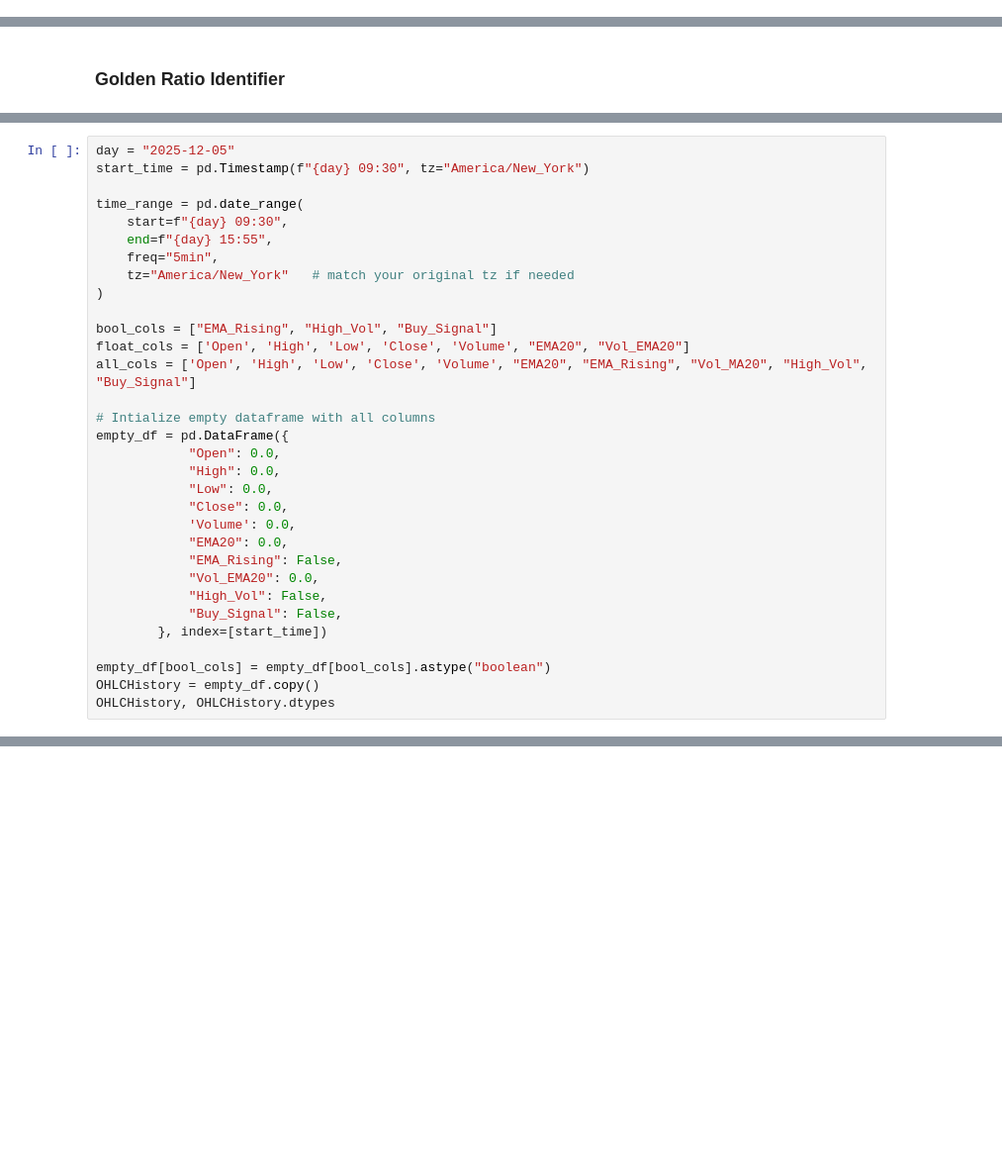
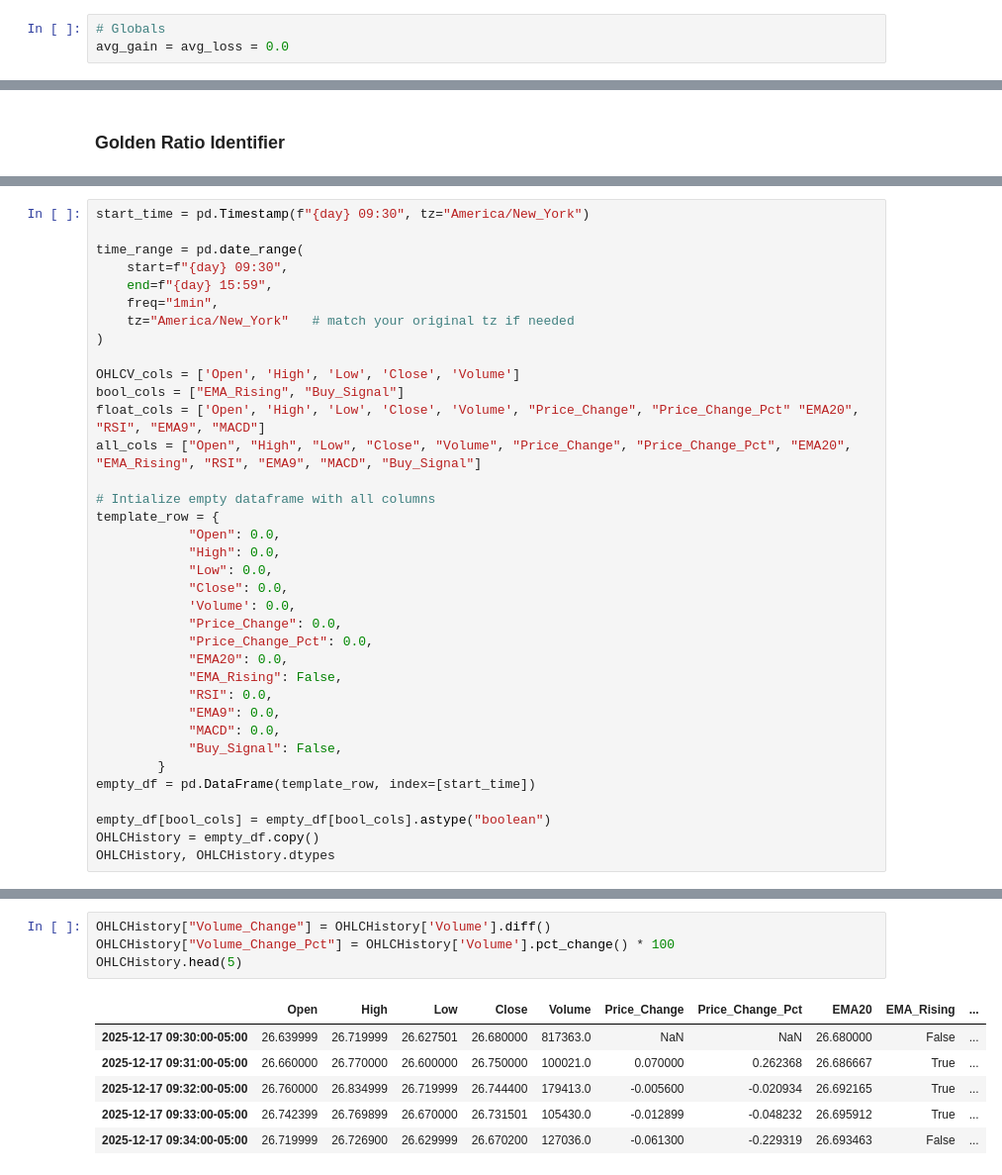
Before and after one commit to OfficialChanHen/SOFITrade, a Jupyter notebook: SOFITrade.ipynb, the cells around one changed output, grey strips where cells are left out. Shown at 99% size. Drawn from its saved outputs; the diff is of its cells as text; blank space fills up the shorter version.

```diff
--- a/SOFITrade.ipynb
+++ b/SOFITrade.ipynb
@@ -57,6 +111,9 @@ import pandas as pd
 from datetime import datetime
 import numpy as np
 import time
+# %%
+# Globals
+avg_gain = avg_loss = 0.0
 # %%
 # sofi = yf.Ticker("SOFI")
 # %%
@@ -234,31 +340,35 @@ Current price in zone: False
 # %%
-day = "2025-12-05"
 start_time = pd.Timestamp(f"{day} 09:30", tz="America/New_York")
 
 time_range = pd.date_range(
     start=f"{day} 09:30",
-    end=f"{day} 15:55",
-    freq="5min",
+    end=f"{day} 15:59",
+    freq="1min",
     tz="America/New_York"   # match your original tz if needed
 )
 
-bool_cols = ["EMA_Rising", "High_Vol", "Buy_Signal"]
-float_cols = ['Open', 'High', 'Low', 'Close', 'Volume', "EMA20", "Vol_EMA20"]
-all_cols = ['Open', 'High', 'Low', 'Close', 'Volume', "EMA20", "EMA_Rising", "Vol_MA20", "High_Vol", "Buy_Signal"]
+OHLCV_cols = ['Open', 'High', 'Low', 'Close', 'Volume']
+bool_cols = ["EMA_Rising", "Buy_Signal"]
+float_cols = ['Open', 'High', 'Low', 'Close', 'Volume', "Price_Change", "Price_Change_Pct" "EMA20", "RSI", "EMA9", "MACD"]
+all_cols = ["Open", "High", "Low", "Close", "Volume", "Price_Change", "Price_Change_Pct", "EMA20", "EMA_Rising", "RSI", "EMA9", "MACD", "Buy_Signal"]
 
 # Intialize empty dataframe with all columns
-empty_df = pd.DataFrame({
+template_row = {
             "Open": 0.0,
             "High": 0.0,
             "Low": 0.0,
             "Close": 0.0,
             'Volume': 0.0,
+            "Price_Change": 0.0,
+            "Price_Change_Pct": 0.0,
             "EMA20": 0.0,
             "EMA_Rising": False,
-            "Vol_EMA20": 0.0,
-            "High_Vol": False,
+            "RSI": 0.0,
+            "EMA9": 0.0,
+            "MACD": 0.0,
             "Buy_Signal": False,
-        }, index=[start_time])
+        }
+empty_df = pd.DataFrame(template_row, index=[start_time])
 
 empty_df[bool_cols] = empty_df[bool_cols].astype("boolean")
 OHLCHistory = empty_df.copy()
@@ -331 +552,12 @@ def has_high_vol(curr_vol: float, vol_ma20: float) -> bool:
+# %%
+OHLCHistory["Volume_Change"] = OHLCHistory['Volume'].diff()
+OHLCHistory["Volume_Change_Pct"] = OHLCHistory['Volume'].pct_change() * 100
+OHLCHistory.head(5)
+# %% [output]
+|  | Open | High | Low | Close | Volume | Price_Change | Price_Change_Pct | EMA20 | EMA_Rising | ... |
+| 2025-12-17 09:30:00-05:00 | 26.639999 | 26.719999 | 26.627501 | 26.680000 | 817363.0 | NaN | NaN | 26.680000 | False | ... |
+| 2025-12-17 09:31:00-05:00 | 26.660000 | 26.770000 | 26.600000 | 26.750000 | 100021.0 | 0.070000 | 0.262368 | 26.686667 | True | ... |
+| 2025-12-17 09:32:00-05:00 | 26.760000 | 26.834999 | 26.719999 | 26.744400 | 179413.0 | -0.005600 | -0.020934 | 26.692165 | True | ... |
+| 2025-12-17 09:33:00-05:00 | 26.742399 | 26.769899 | 26.670000 | 26.731501 | 105430.0 | -0.012899 | -0.048232 | 26.695912 | True | ... |
+| 2025-12-17 09:34:00-05:00 | 26.719999 | 26.726900 | 26.629999 | 26.670200 | 127036.0 | -0.061300 | -0.229319 | 26.693463 | False | ... |
 # %%
```
Also changed, not shown: parts of 27 cells of this notebook.
